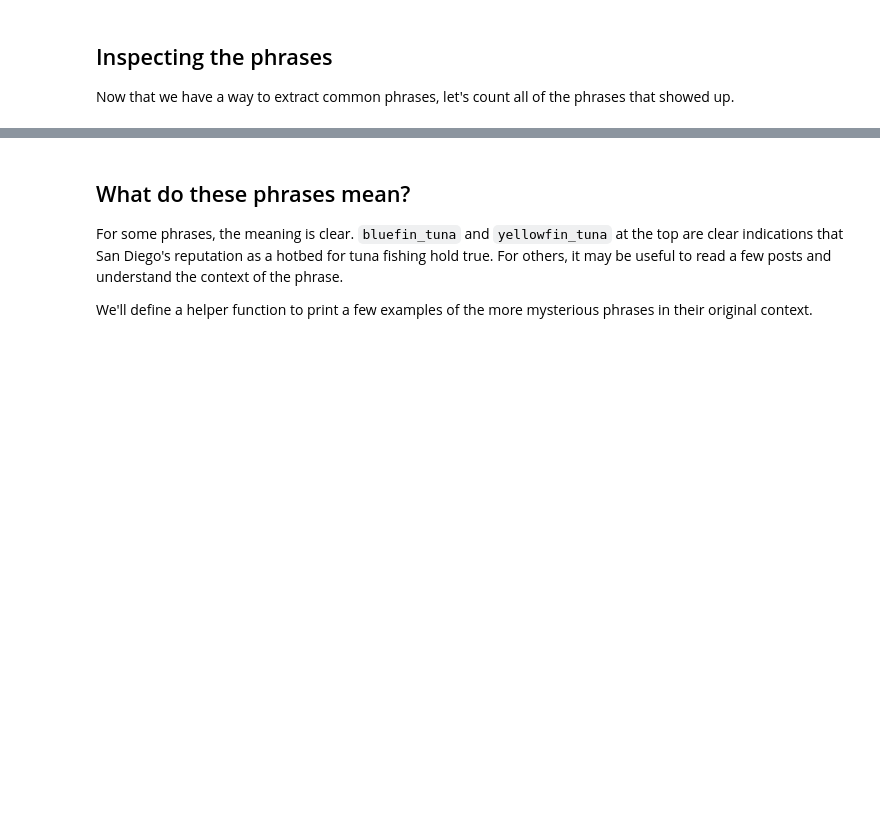
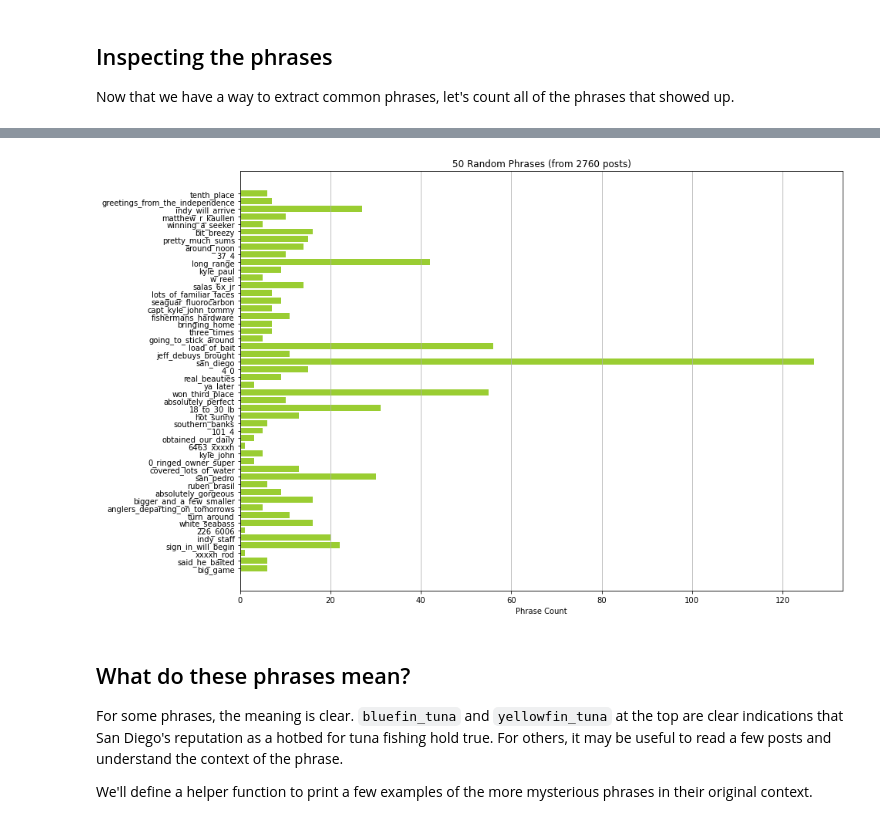
Before and after one commit to Mlawrence95/sportfishing-hauls-scraper, a Jupyter notebook: analysis.ipynb, the cells around one changed output, grey strips where cells are left out. Drawn from its saved outputs; the diff is of its cells as text; code cells hidden in the pictures; blank space fills up the shorter version.

```diff
--- a/analysis.ipynb
+++ b/analysis.ipynb
@@ -499,3 +506,18 @@ plt.grid(axis='x');
+# %%
+np.random.seed(504)
+top_n_phrases = pd.Series(all_phrases).value_counts().sample(50)
+
+plt.figure(figsize=(14, 10))
+
+plt.barh(top_n_phrases.index, top_n_phrases.values, color='yellowgreen')
+plt.gca().invert_yaxis() # prefer decreasing order of the bars
+
+plt.title(f"50 Random Phrases (from {len(non_empty_posts)} posts)")
+plt.xlabel("Phrase Count")
+
+plt.grid(axis='x');
+# %% [output]
+[figure, added]
 # %% [markdown]
 ## What do these phrases mean?
 
```
Also changed, not shown: parts of 35 cells of this notebook, 1 other file.
